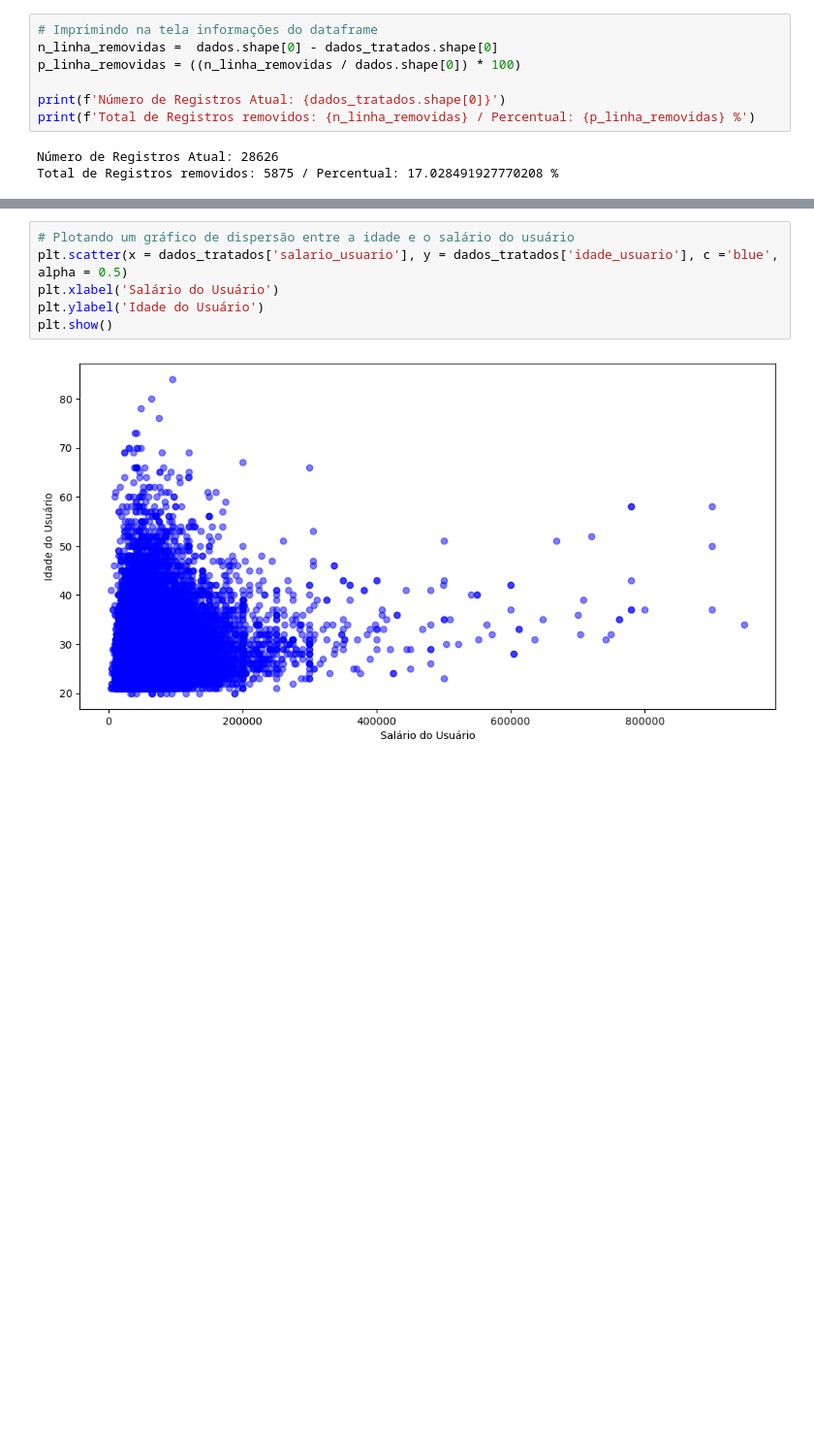
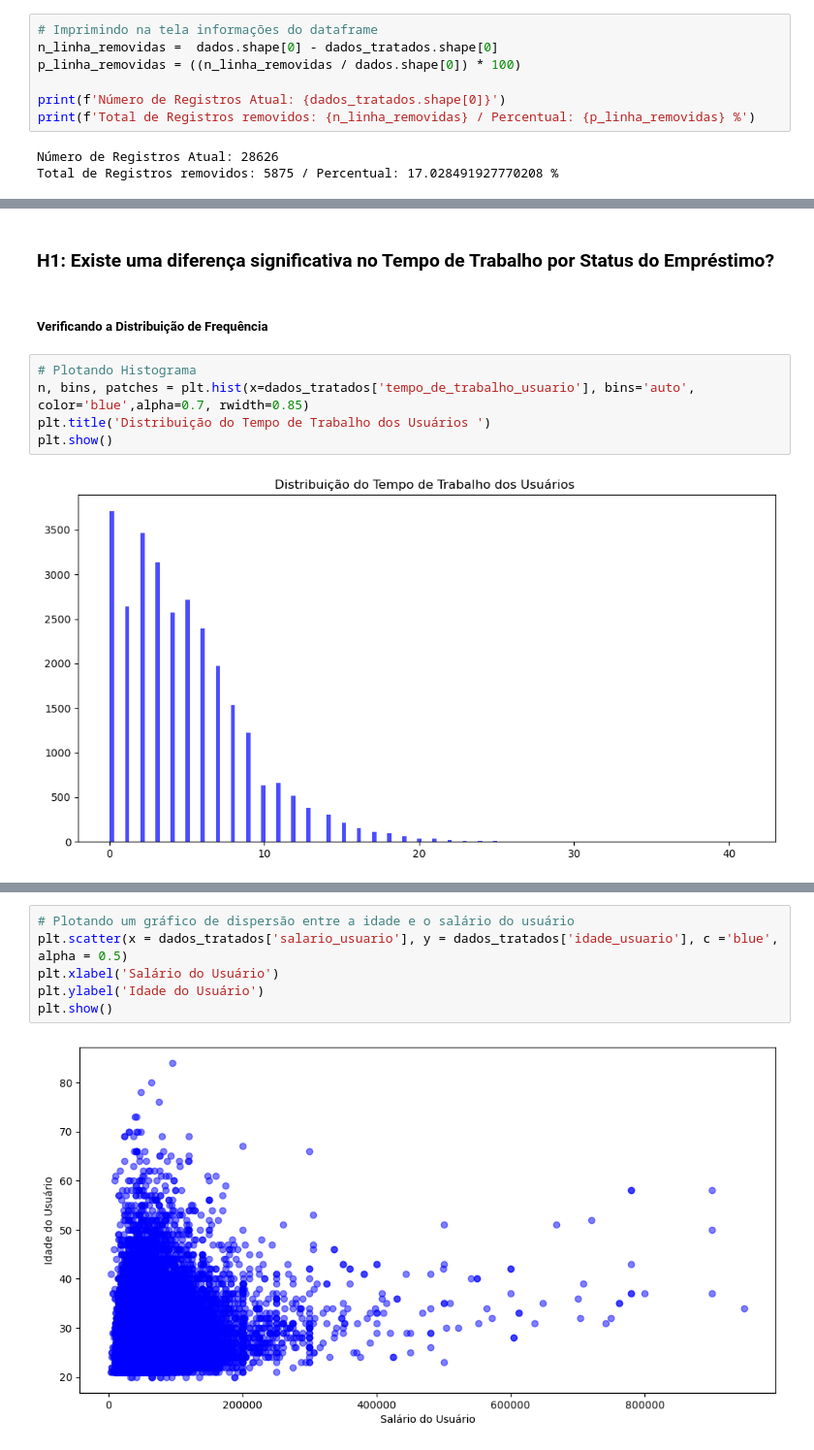
Before and after one commit to reynancs/ml-easy-cash, a Jupyter notebook: notebooks/credit_risk-v2.ipynb, the cells around one changed output, grey strips where cells are left out. Shown at 97% size. Drawn from its saved outputs; the diff is of its cells as text; blank space fills up the shorter version.

```diff
--- a/notebooks/credit_risk-v2.ipynb
+++ b/notebooks/credit_risk-v2.ipynb
@@ -341,0 +305,11 @@ dados_tratados.corr()
+# %% [markdown]
+### H1: Existe uma diferença significativa no Tempo de Trabalho  por Status do Empréstimo?
+# %% [markdown]
+##### Verificando a Distribuição de Frequência
+# %%
+# Plotando Histograma
+n, bins, patches = plt.hist(x=dados_tratados['tempo_de_trabalho_usuario'], bins='auto', color='blue',alpha=0.7, rwidth=0.85)
+plt.title('Distribuição do Tempo de Trabalho dos Usuários ')
+plt.show()
+# %% [output]
+[figure, added]
```
Also changed, not shown: parts of 51 cells of this notebook, 1 other file.
